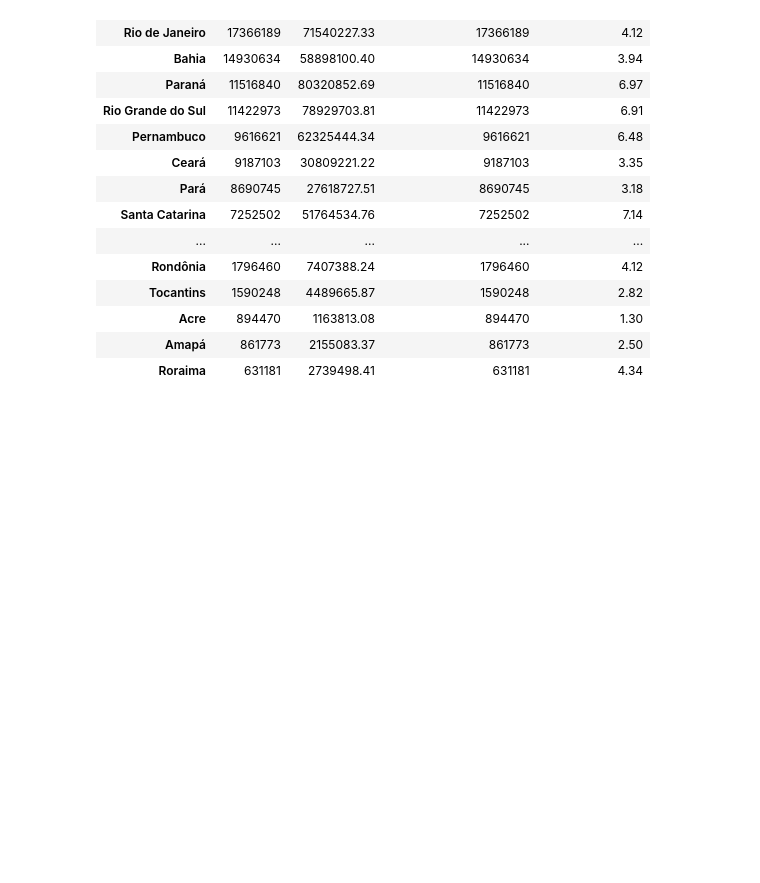
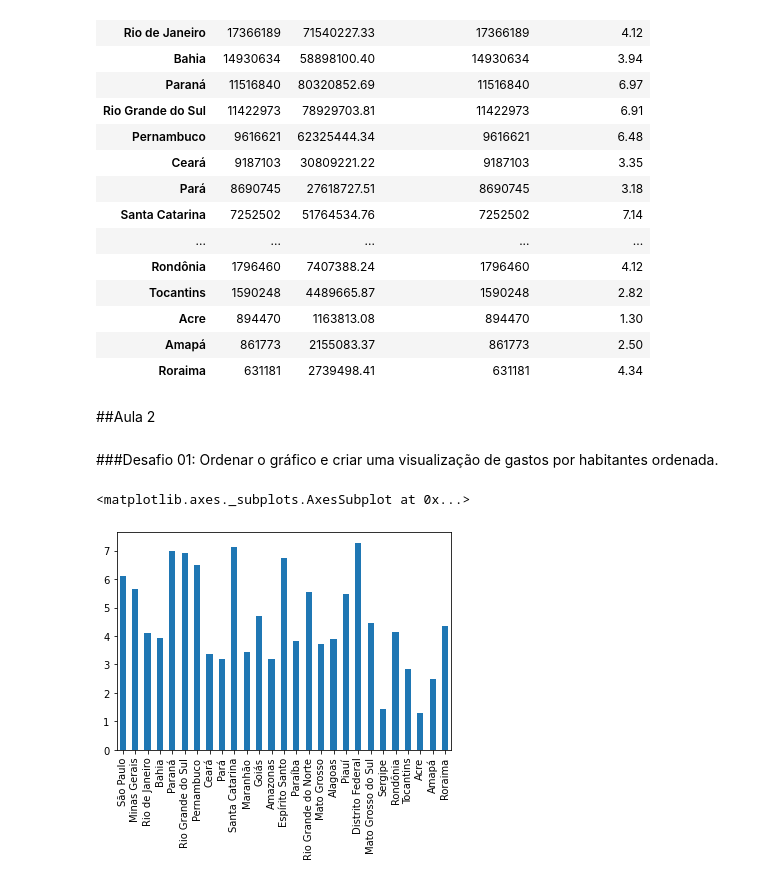
Before and after one commit to johnatanDM/bootcamp-datascience-alura, a Jupyter notebook: Módulo 2 - VISUALIZAÇÃO DE DADOS COM SEABORN E MATPLOTLIB/Bootcamp_Data_Science_Módulo_2.ipynb, the cells around one changed output. Cells and saved outputs as stored; diff of their text form; code cells hidden in the pictures; blank space fills up the shorter version.

Commit message:
Finalizada aula 2

```diff
--- a/Módulo 2 - VISUALIZAÇÃO DE DADOS COM SEABORN E MATPLOTLIB/Bootcamp_Data_Science_Módulo_2.ipynb
+++ b/Módulo 2 - VISUALIZAÇÃO DE DADOS COM SEABORN E MATPLOTLIB/Bootcamp_Data_Science_Módulo_2.ipynb
@@ -1188,3 +1189,12 @@ display(tf_unida)
 | Acre | 894470 | 1163813.08 | 894470 | 1.30 |
 | Amapá | 861773 | 2155083.37 | 861773 | 2.50 |
 | Roraima | 631181 | 2739498.41 | 631181 | 4.34 |
+# %% [markdown]
+##Aula 2
+# %% [markdown]
+###Desafio 01: Ordenar o gráfico e criar uma visualização de gastos por habitantes ordenada.
+# %%
+dados_mes_mais_recente.sort_values('POPULAÇÃO ESTIMADA', ascending=False)['Gasto/População'].plot(kind='bar')
+# %% [output]
+<matplotlib.axes._subplots.AxesSubplot at 0x...>
+[figure, added]
```
Also changed, not shown: parts of 15 cells of this notebook.
